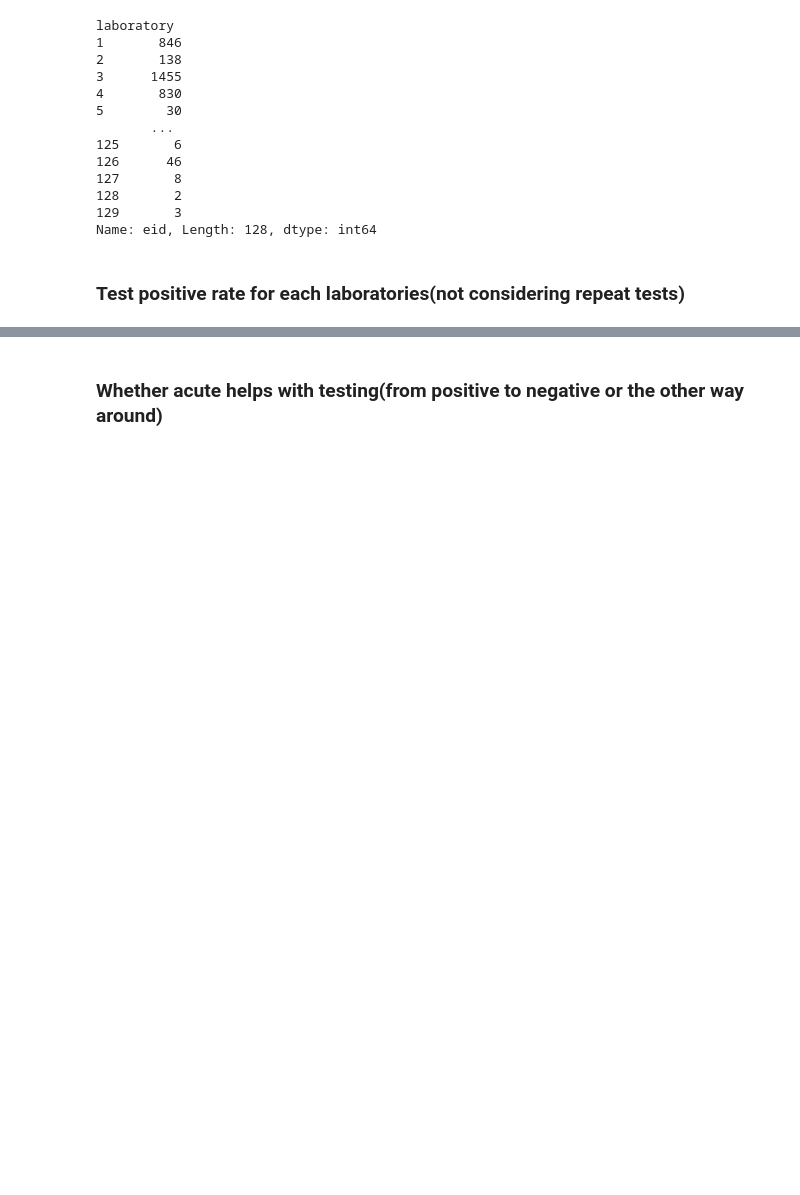
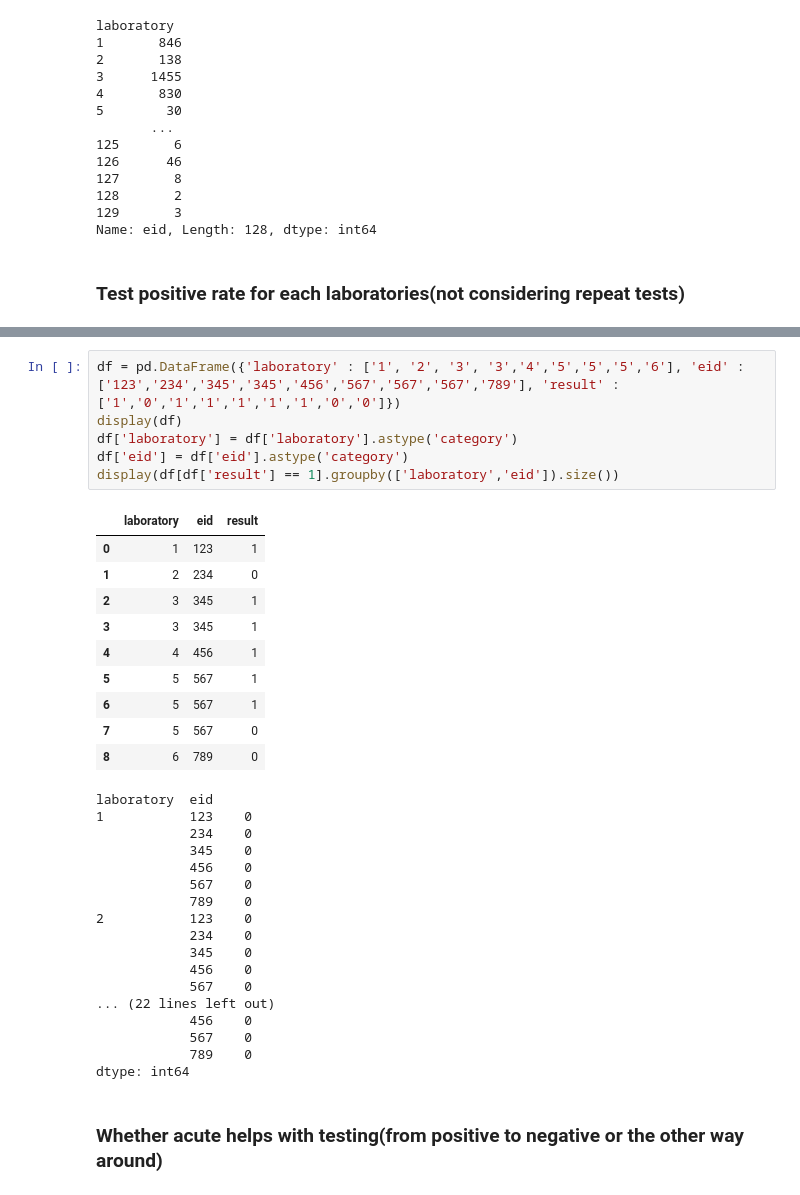
Before and after one commit to JunWeiLUC/NSinternship, a Jupyter notebook: Analysis.ipynb, the cells around one changed output, grey strips where cells are left out. Cells and saved outputs as stored; diff of their text form; blank space fills up the shorter version.

```diff
--- a/Analysis.ipynb
+++ b/Analysis.ipynb
@@ -154,2 +179,36 @@ Name: eid, Length: 128, dtype: int64
+# %%
+df = pd.DataFrame({'laboratory' : ['1', '2', '3', '3','4','5','5','5','6'], 'eid' : ['123','234','345','345','456','567','567','567','789'], 'result' : ['1','0','1','1','1','1','1','0','0']})
+display(df)
+df['laboratory'] = df['laboratory'].astype('category')
+df['eid'] = df['eid'].astype('category')
+display(df[df['result'] == 1].groupby(['laboratory','eid']).size())
+# %% [output]
+|  | laboratory | eid | result |
+| 0 | 1 | 123 | 1 |
+| 1 | 2 | 234 | 0 |
+| 2 | 3 | 345 | 1 |
+| 3 | 3 | 345 | 1 |
+| 4 | 4 | 456 | 1 |
+| 5 | 5 | 567 | 1 |
+| 6 | 5 | 567 | 1 |
+| 7 | 5 | 567 | 0 |
+| 8 | 6 | 789 | 0 |
+laboratory  eid
+1           123    0
+            234    0
+            345    0
+            456    0
+            567    0
+            789    0
+2           123    0
+            234    0
+            345    0
+            456    0
+            567    0
+... (22 lines left out)
+            456    0
+            567    0
+            789    0
+dtype: int64
 # %% [markdown]
 ### Whether acute helps with testing(from positive to negative or the other way around)
```
Also changed, not shown: parts of 2 cells of this notebook.
